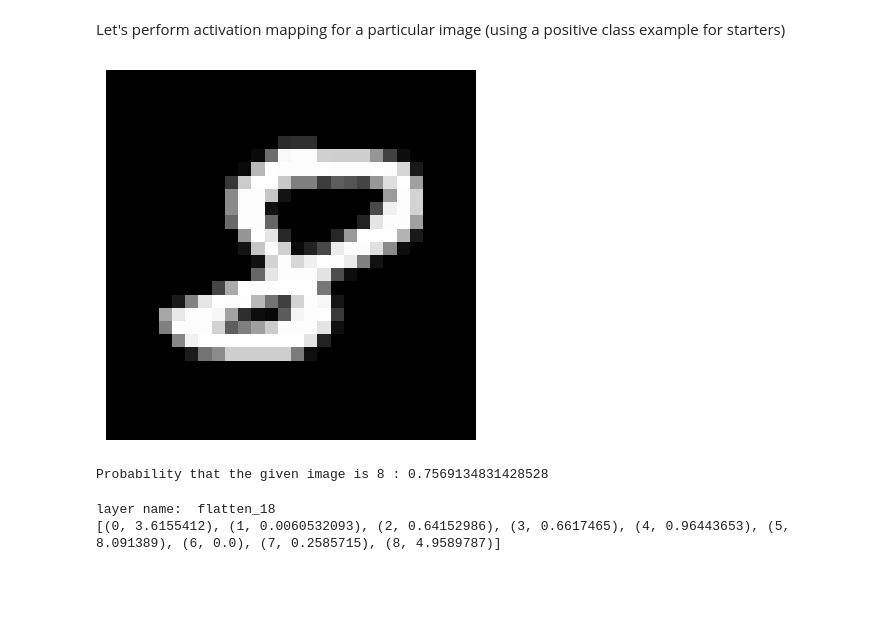
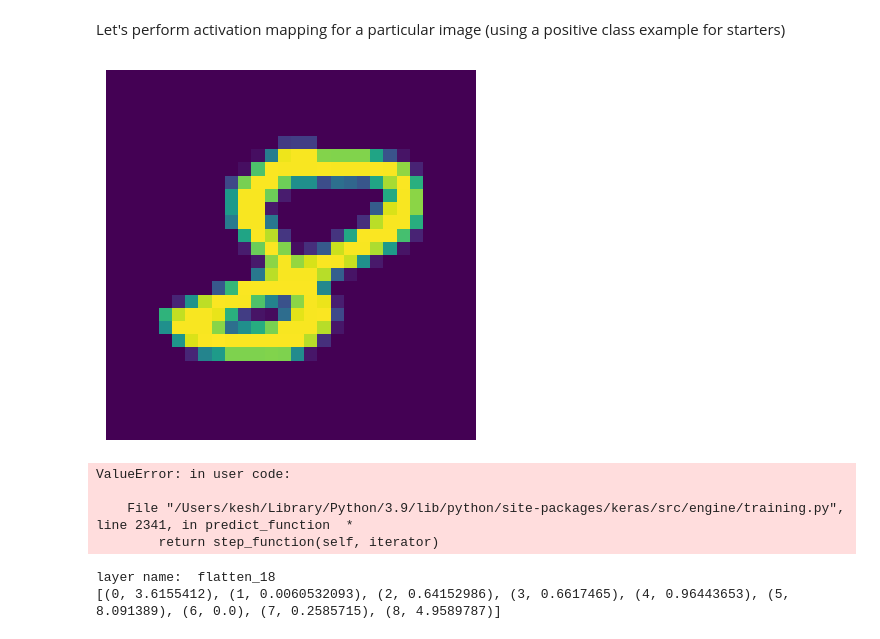
Before and after one commit to hrishikeshkh/XCNN, a Jupyter notebook: composed.ipynb, the cells around one changed output. Saved outputs shown, nothing was run; the diff lists cells and outputs as text; code cells hidden in the pictures; blank space fills up the shorter version.

```diff
--- a/composed.ipynb
+++ b/composed.ipynb
@@ -68,7 +68,7 @@ model.compile(optimizer='adam', loss='binary_crossentropy', metrics=['accuracy']
 
 # Load the pre-trained model or train it
 try:
-    model = tf.keras.models.load_model('model/cnn.h5')
+    model = tf.keras.models.load_model('model/cifar-10.h5')
 except:
     history = model.fit(X_train, y_train_binary, epochs=5, batch_size=64, validation_data=(X_val, y_val_binary))
 
@@ -160,18 +163,21 @@ Let's perform activation mapping for a particular image (using a positive class
 # %%
 #positive class at 61
 image = X_test[61]
 
 # Plot the image
-plt.imshow(image.reshape(28, 28), cmap='gray')
+plt.imshow(image)
 plt.axis('off')
 plt.show()
 
 # Make the model predict on the image
-prediction = model.predict(image.reshape(1, 28, 28, 1), verbose = 0)
+prediction = model.predict(image, verbose = 0)
 print(f'Probability that the given image is 8 : {prediction[0][0]}')
 # %% [output]
-[figure, old version]
+[figure, new version]
-Probability that the given image is 8 : 0.7569134831428528
+ValueError: in user code:
+
+    File "/Users/kesh/Library/Python/3.9/lib/python/site-packages/keras/src/engine/training.py", line 2341, in predict_function  *
+        return step_function(self, iterator)
 # %%
 #getting the weights of the last layer
 weights_FC = model.layers[-1].get_weights()[0]
```
Also changed, not shown: parts of 2 cells of this notebook, 1 other file.
